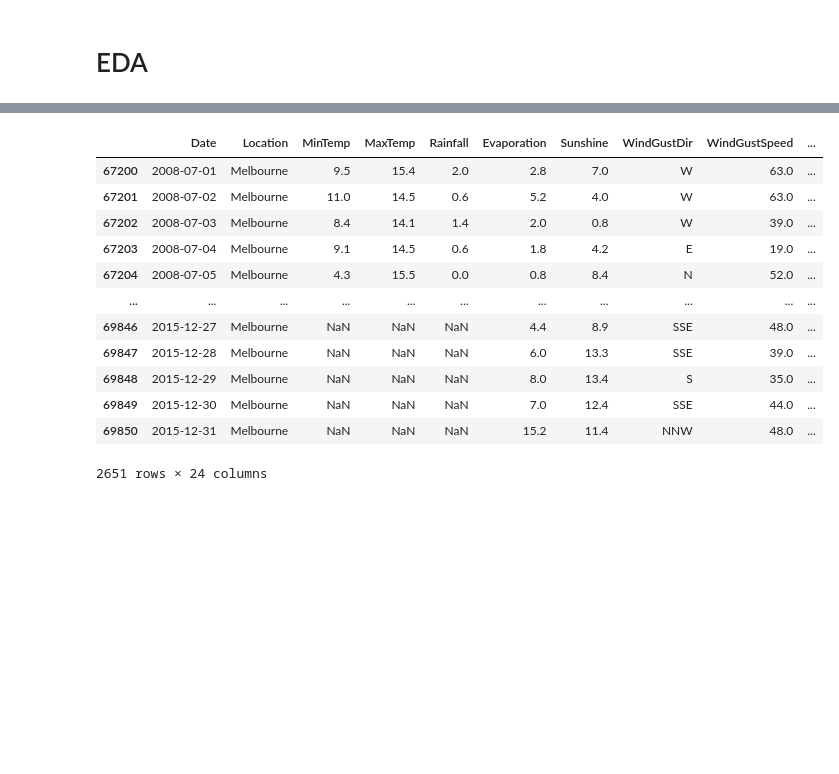
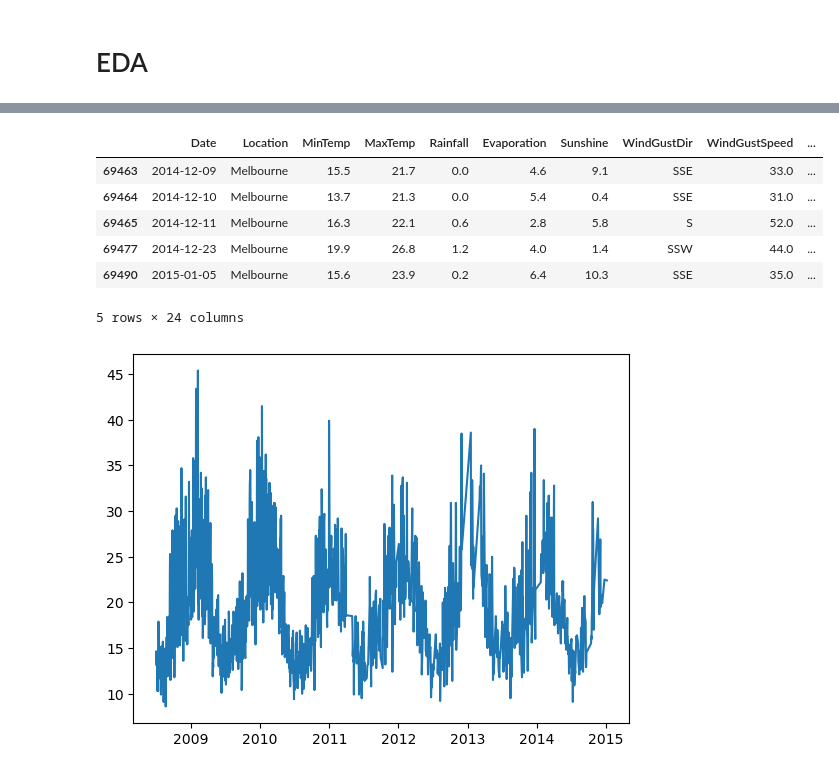
Before and after one commit to Data-people-codes/weather-forecasting_neuralprophet, a Jupyter notebook: lstm.ipynb, the cells around one changed output, grey strips where cells are left out. Cells and saved outputs as stored; diff of their text form; code cells hidden in the pictures; blank space fills up the shorter version.

```diff
--- a/lstm.ipynb
+++ b/lstm.ipynb
@@ -9,7 +9,7 @@ import warnings
 warnings.simplefilter("ignore")
 # %%
 df = pd.read_csv("weatherAUS.csv.zip")
-
+df = df.dropna()
 df.head()
 # %% [output]
 |  | Date | Location | MinTemp | MaxTemp | Rainfall | Evaporation | Sunshine | WindGustDir | WindGustSpeed | ... |
@@ -65,20 +61,19 @@ plt.show()
 # %%
 melb_df['year'] = melb_df["Date"].apply(lambda x:x.year)
 
 melb_df = melb_df[melb_df["year"]<=2015]
 
-melb_df
+melb_df.tail()
 # %% [output]
 |  | Date | Location | MinTemp | MaxTemp | Rainfall | Evaporation | Sunshine | WindGustDir | WindGustSpeed | ... |
-| 67200 | 2008-07-01 | Melbourne | 9.5 | 15.4 | 2.0 | 2.8 | 7.0 | W | 63.0 | ... |
-| 67201 | 2008-07-02 | Melbourne | 11.0 | 14.5 | 0.6 | 5.2 | 4.0 | W | 63.0 | ... |
-| 67202 | 2008-07-03 | Melbourne | 8.4 | 14.1 | 1.4 | 2.0 | 0.8 | W | 39.0 | ... |
-| 67203 | 2008-07-04 | Melbourne | 9.1 | 14.5 | 0.6 | 1.8 | 4.2 | E | 19.0 | ... |
-| 67204 | 2008-07-05 | Melbourne | 4.3 | 15.5 | 0.0 | 0.8 | 8.4 | N | 52.0 | ... |
-| ... | ... | ... | ... | ... | ... | ... | ... | ... | ... | ... |
-| 69846 | 2015-12-27 | Melbourne | NaN | NaN | NaN | 4.4 | 8.9 | SSE | 48.0 | ... |
-| 69847 | 2015-12-28 | Melbourne | NaN | NaN | NaN | 6.0 | 13.3 | SSE | 39.0 | ... |
-| 69848 | 2015-12-29 | Melbourne | NaN | NaN | NaN | 8.0 | 13.4 | S | 35.0 | ... |
-| 69849 | 2015-12-30 | Melbourne | NaN | NaN | NaN | 7.0 | 12.4 | SSE | 44.0 | ... |
-| 69850 | 2015-12-31 | Melbourne | NaN | NaN | NaN | 15.2 | 11.4 | NNW | 48.0 | ... |
+| 69463 | 2014-12-09 | Melbourne | 15.5 | 21.7 | 0.0 | 4.6 | 9.1 | SSE | 33.0 | ... |
+| 69464 | 2014-12-10 | Melbourne | 13.7 | 21.3 | 0.0 | 5.4 | 0.4 | SSE | 31.0 | ... |
+| 69465 | 2014-12-11 | Melbourne | 16.3 | 22.1 | 0.6 | 2.8 | 5.8 | S | 52.0 | ... |
+| 69477 | 2014-12-23 | Melbourne | 19.9 | 26.8 | 1.2 | 4.0 | 1.4 | SSW | 44.0 | ... |
+| 69490 | 2015-01-05 | Melbourne | 15.6 | 23.9 | 0.2 | 6.4 | 10.3 | SSE | 35.0 | ... |
-2651 rows × 24 columns
+5 rows × 24 columns
+# %%
+plt.plot(melb_df["Date"], melb_df["Temp3pm"])
+plt.show()
+# %% [output]
+[figure, added]
```
Also changed, not shown: parts of 10 cells of this notebook, 1 other file.
